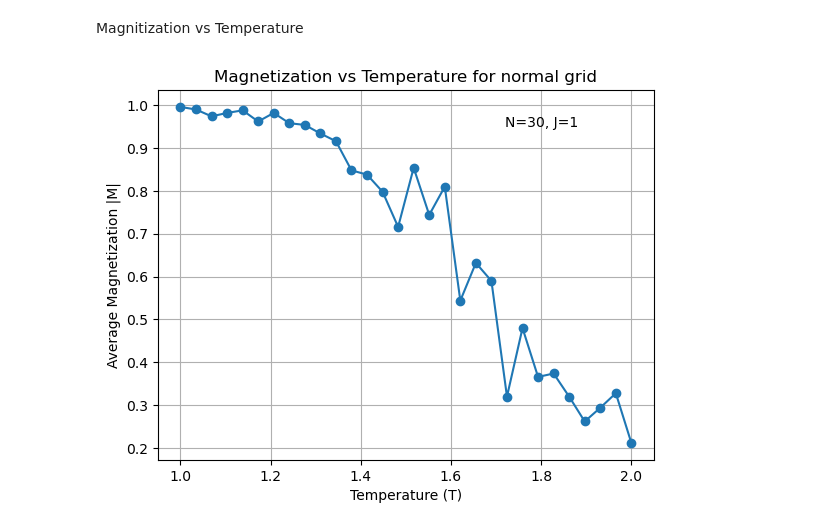
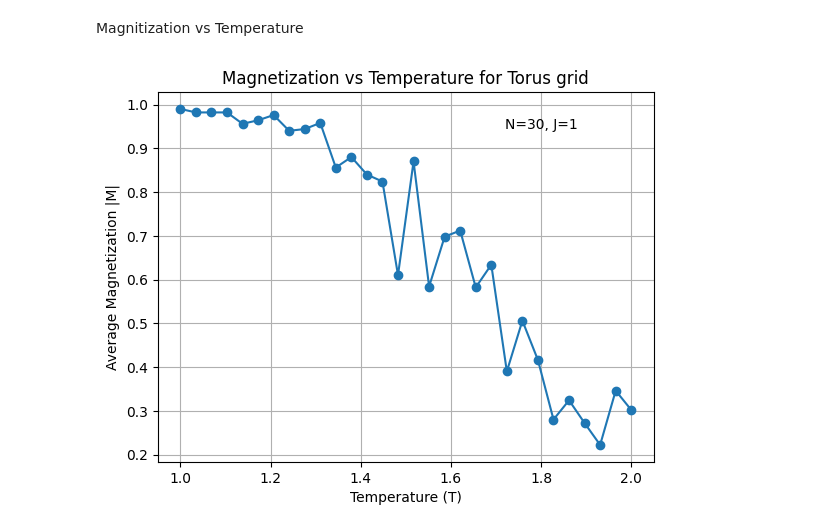
Before and after one commit to nirmiller/comp_phy_final_project, a Jupyter notebook: stats_n_graphs.ipynb, the cells around one changed output. Drawn from its saved outputs; the diff is of its cells as text; code cells hidden in the pictures.

```diff
--- a/stats_n_graphs.ipynb
+++ b/stats_n_graphs.ipynb
@@ -135,37 +137,37 @@ Magnitization vs Temperature
 # %%
 # --- Parameters ---
 N = 30                         # Lattice size
 J = 1                          # Coupling constant
 temps = np.linspace(1, 2, 30)  # Temperature range
 mc_steps = 50                  # sweeps for measurement
 runs_per_T = 10                 # Average over multiple runs
 # ------------------
 
 # Note tolerance values. For different grid types, different tolerances may be needed. Reference above cell.
 
 # basic_grid = Grid(n_x=N, n_y=N, gridPointObject=electron.ClassicElectron, record_history=False)
 # mags = B_vs_T(basic_grid, temps, mc_steps, runs_per_T, J=J, equil_tolerance=.9)
 
-# holeGrid = HoleGrid(n_x=10, n_y=10, gridPointObject=electron.ClassicElectron, hole_grid=np.ones((3,3)) ,c_y=2, c_x=2, record_history=False)
-# mags = B_vs_T(holeGrid, temps, mc_steps, runs_per_T, J=J, equil_tolerance=.8)
+#holeGrid = HoleGrid(n_x=10, n_y=10, gridPointObject=electron.ClassicElectron, hole_grid=np.ones((3,3)) ,c_y=2, c_x=2, record_history=False)
+#mags = B_vs_T(holeGrid, temps, mc_steps, runs_per_T, J=J, equil_tolerance=.8)
 
-# mobius = Mobius(n_x=10, n_y=10, gridPointObject=electron.ClassicElectron, record_history=False)
-# mags = B_vs_T(mobius, temps, mc_steps, runs_per_T, J=J, equil_tolerance=.9)
+#mobius = Mobius(n_x=10, n_y=10, gridPointObject=electron.ClassicElectron, record_history=False)
+#mags = B_vs_T(mobius, temps, mc_steps, runs_per_T, J=J, equil_tolerance=.9)
 
-# cylinder = Cylinder(n_x=10, n_y=10, gridPointObject=electron.ClassicElectron, record_history=False)
-# mags = B_vs_T(cylinder, temps, mc_steps, runs_per_T, J=J, equil_tolerance=.9)
+#cylinder = Cylinder(n_x=10, n_y=10, gridPointObject=electron.ClassicElectron, record_history=False)
+#mags = B_vs_T(cylinder, temps, mc_steps, runs_per_T, J=J, equil_tolerance=.9)
 
 torus = Torus(n_x=10, n_y=10, gridPointObject=electron.ClassicElectron, record_history=False)
 mags = B_vs_T(torus, temps, mc_steps, runs_per_T, J=J, equil_tolerance=.9)
 
 # graphing the results
 plt.plot(temps, mags, marker='o')
 plt.xlabel('Temperature (T)')
 plt.ylabel('Average Magnetization |M|')
-plt.title('Magnetization vs Temperature for normal grid')
+plt.title('Magnetization vs Temperature for Torus grid')
 plt.text(0.7, 0.9, f'N={N}, J={J}', transform=plt.gca().transAxes)
 #plt.legend()
 plt.grid()
 plt.show()
 # %% [output]
-[figure, old version]
+[figure, new version]
```
Also changed, not shown: parts of 1 cell of this notebook, 9 other files.
